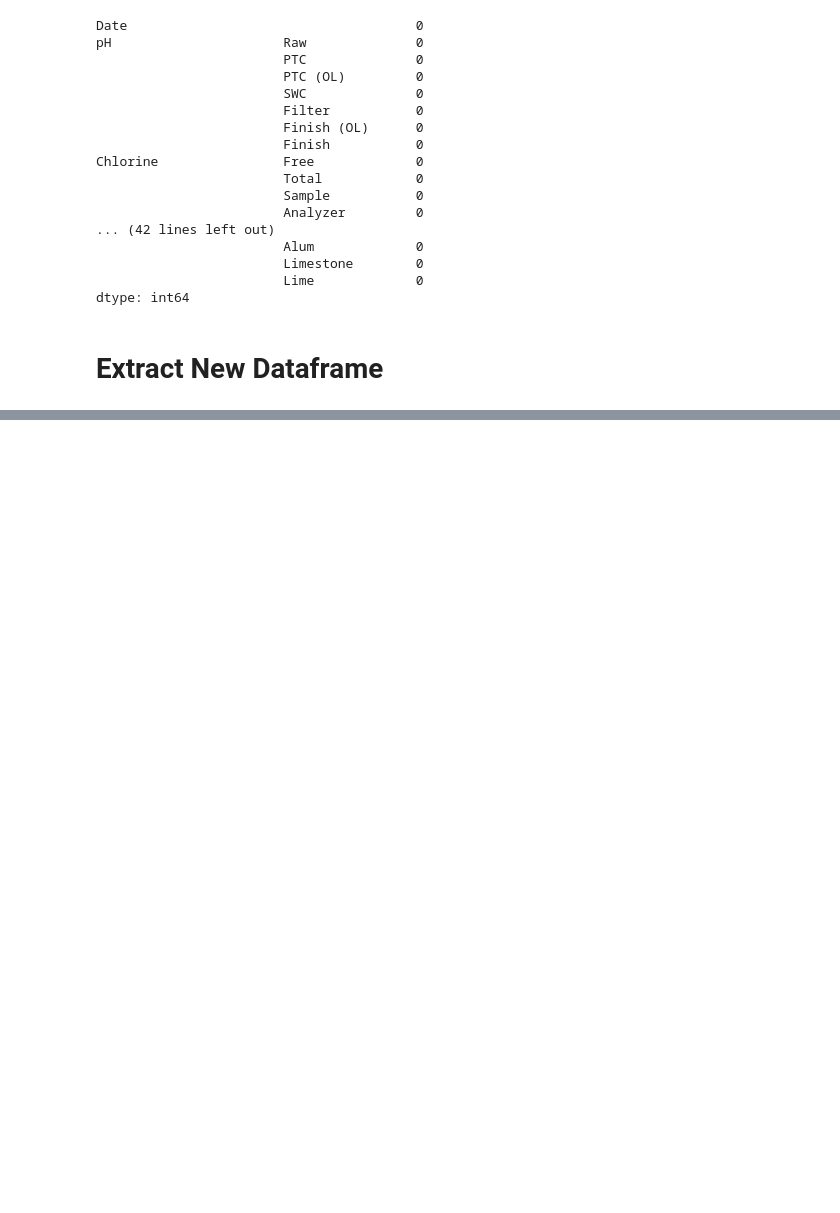
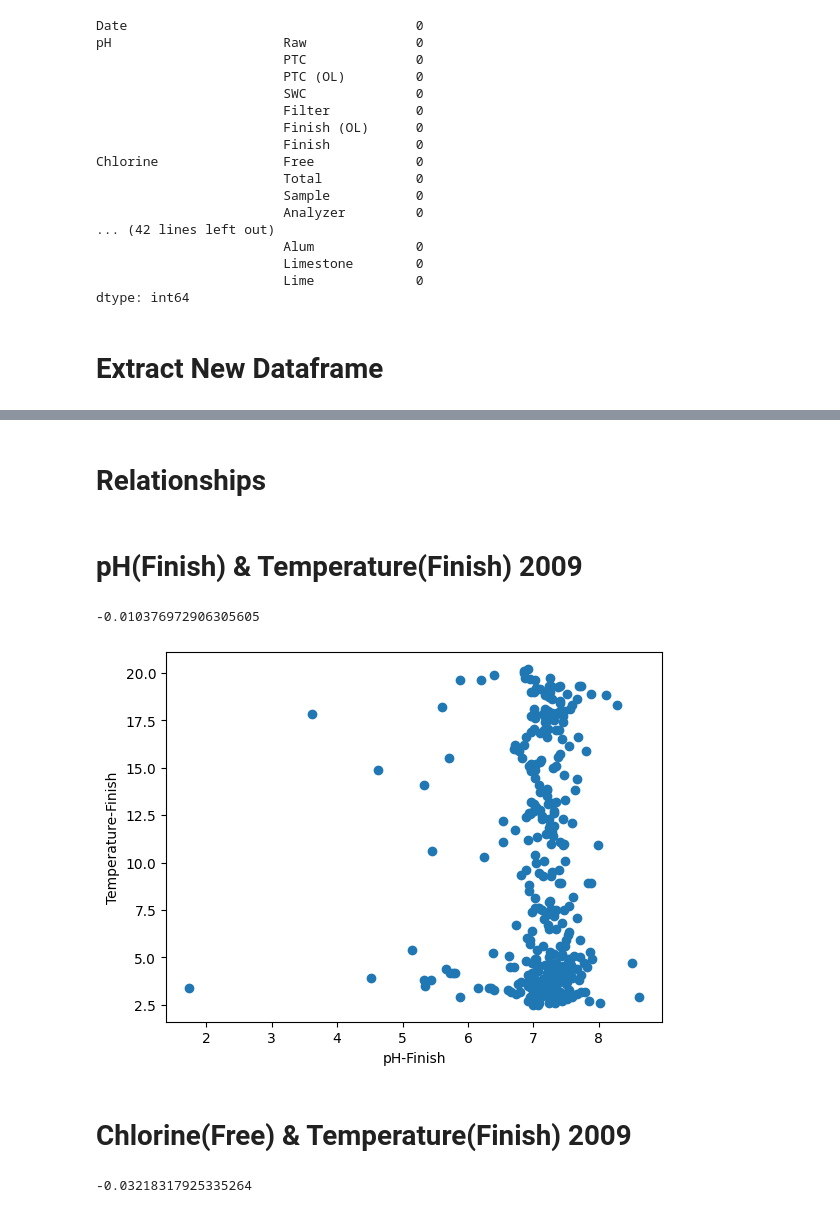
Before and after one commit to dinaomidvartehrani/Water-Treatment-Plant-WTP-Analysis, a Jupyter notebook: team/Dina/Processing.ipynb, the cells around one changed output, grey strips where cells are left out. Cells and saved outputs as stored; diff of their text form; code cells hidden in the pictures; blank space fills up the shorter version.

```diff
--- a/team/Dina/Processing.ipynb
+++ b/team/Dina/Processing.ipynb
@@ -1903,7 +1905,7 @@ df_2023 = data_2023.copy()
 # %% [markdown]
 # **Extract New Dataframe**
 # %%
-new_2009 = df_2009.loc[:, [('pH', 'Finish'),('Chlorine','Free'),('Turbidity','Finish'),('Conductivity','Finish'),('Alkalinity','Finish'),('Temperature','Finish')]]
+new_2009 = df_2009.loc[:, [('pH', 'Finish'),('Chlorine','Free'),('Turbidity','Finish'),('Conductivity','Finish'),('Alkalinity','Finish'),('Temperature','Finish'),('Colour','Raw T')]]
 # %%
 new_2009.isnull().sum()
 # %% [output]
@@ -1916,2 +1919,4 @@ Temperature   Finish    0
 dtype: int64
+# %%
+new_2009 = new_2009.astype(float)
 # %%
@@ -2105,0 +2088,4 @@ AssertionError: ignored
+# %% [markdown]
+# **Relationships**
+# %% [markdown]
+# pH(Finish) & Temperature(Finish) 2009
@@ -2105,0 +2094,15 @@ AssertionError: ignored
+# %%
+print(correlation_coefficient)
+# %% [output]
+-0.010376972906305605
+# %%
+import matplotlib.pyplot as plt
+
+plt.scatter(new_2009[('pH', 'Finish')], new_2009[('Temperature','Finish')])
+plt.xlabel('pH-Finish')
+plt.ylabel('Temperature-Finish')
+plt.show()
+# %% [output]
+[figure, added]
+# %% [markdown]
+# Chlorine(Free) & Temperature(Finish) 2009
@@ -2105,0 +2111,4 @@ AssertionError: ignored
+# %%
+print(correlation_coefficient)
+# %% [output]
+-0.03218317925335264
```
Also changed, not shown: parts of 311 cells of this notebook.
